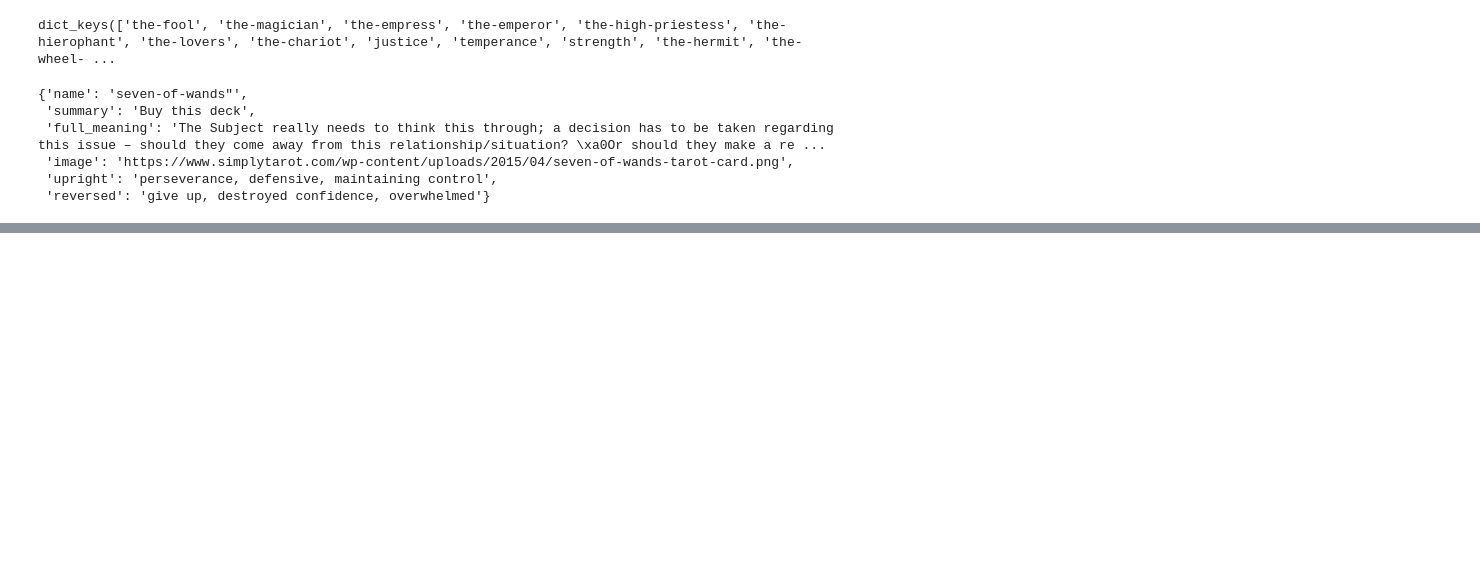
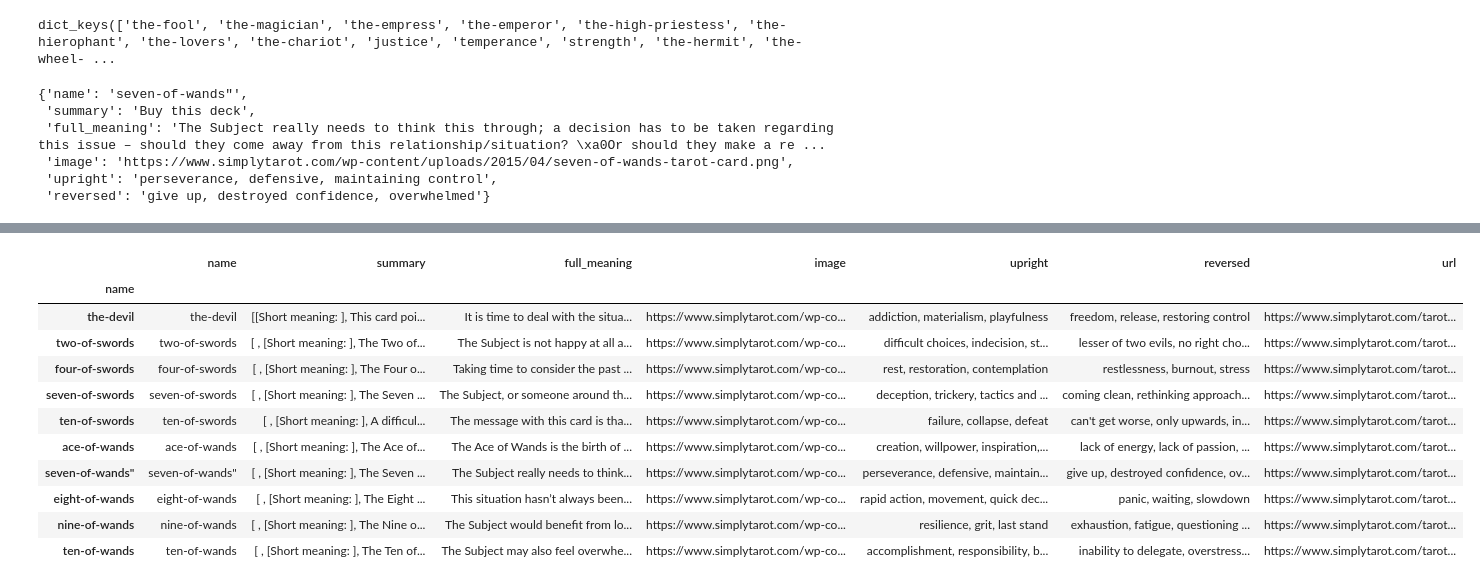
Before and after one commit to howlCode/tarot_api, a Jupyter notebook: Scrapping.ipynb, the cells around one changed output, grey strips where cells are left out. Saved outputs shown, nothing was run; the diff lists cells and outputs as text; code cells hidden in the pictures; blank space fills up the shorter version.

```diff
--- a/Scrapping.ipynb
+++ b/Scrapping.ipynb
@@ -102,0 +160,7 @@ save_json(list(cards_as_map.values()), './lib/cards.json')
+# %%
+cards_htmls = {}
+
+for i, card in cards_with_wrong_summary.iterrows():
+    response = requests.get(card['url'], headers=headers)
+
+    cards_htmls[card['name']] = BeautifulSoup(response.content)
@@ -102,0 +171,15 @@ save_json(list(cards_as_map.values()), './lib/cards.json')
+# %%
+content = {}
+for card, body in cards_htmls.items():
+    card_content = [c for c in body.find_all('div', class_='card') if c.get_text() != ''][0]
+
+    summary = [div for div in card_content.find_all('div') if div.get_text() != ''][0]
+    full_meaning = card_content.find_all('p')[1]
+
+    content[card] = {
+        'summary': summary,
+        'full_meaning': full_meaning
+    }
+# %%
+content_df = pd.DataFrame(content.values(),index=content.keys())
+content_df.head()
@@ -102,0 +193,2 @@ save_json(list(cards_as_map.values()), './lib/cards.json')
+# %%
+cards_with_wrong_summary.loc[content.keys(), 'summary'] = content_df['summary']
@@ -102,0 +204,15 @@ save_json(list(cards_as_map.values()), './lib/cards.json')
+# %%
+cards_with_wrong_summary
+# %% [output]
+|  | name | summary | full_meaning | image | upright | reversed | url |
+| name |  |  |  |  |  |  |  |
+| the-devil | the-devil | [[Short meaning: ], This card poi... | It is time to deal with the situa... | https://www.simplytarot.com/wp-co... | addiction, materialism, playfulness | freedom, release, restoring control | https://www.simplytarot.com/tarot... |
+| two-of-swords | two-of-swords | [ , [Short meaning: ], The Two of... | The Subject is not happy at all a... | https://www.simplytarot.com/wp-co... | difficult choices, indecision, st... | lesser of two evils, no right cho... | https://www.simplytarot.com/tarot... |
+| four-of-swords | four-of-swords | [ , [Short meaning: ], The Four o... | Taking time to consider the past ... | https://www.simplytarot.com/wp-co... | rest, restoration, contemplation | restlessness, burnout, stress | https://www.simplytarot.com/tarot... |
+| seven-of-swords | seven-of-swords | [ , [Short meaning: ], The Seven ... | The Subject, or someone around th... | https://www.simplytarot.com/wp-co... | deception, trickery, tactics and ... | coming clean, rethinking approach... | https://www.simplytarot.com/tarot... |
+| ten-of-swords | ten-of-swords | [ , [Short meaning: ], A difficul... | The message with this card is tha... | https://www.simplytarot.com/wp-co... | failure, collapse, defeat | can't get worse, only upwards, in... | https://www.simplytarot.com/tarot... |
+| ace-of-wands | ace-of-wands | [ , [Short meaning: ], The Ace of... | The Ace of Wands is the birth of ... | https://www.simplytarot.com/wp-co... | creation, willpower, inspiration,... | lack of energy, lack of passion, ... | https://www.simplytarot.com/tarot... |
+| seven-of-wands" | seven-of-wands" | [ , [Short meaning: ], The Seven ... | The Subject really needs to think... | https://www.simplytarot.com/wp-co... | perseverance, defensive, maintain... | give up, destroyed confidence, ov... | https://www.simplytarot.com/tarot... |
+| eight-of-wands | eight-of-wands | [ , [Short meaning: ], The Eight ... | This situation hasn’t always been... | https://www.simplytarot.com/wp-co... | rapid action, movement, quick dec... | panic, waiting, slowdown | https://www.simplytarot.com/tarot... |
+| nine-of-wands | nine-of-wands | [ , [Short meaning: ], The Nine o... | The Subject would benefit from lo... | https://www.simplytarot.com/wp-co... | resilience, grit, last stand | exhaustion, fatigue, questioning ... | https://www.simplytarot.com/tarot... |
+| ten-of-wands | ten-of-wands | [ , [Short meaning: ], The Ten of... | The Subject may also feel overwhe... | https://www.simplytarot.com/wp-co... | accomplishment, responsibility, b... | inability to delegate, overstress... | https://www.simplytarot.com/tarot... |
```
Also changed, not shown: parts of 18 cells of this notebook, 1 other file.
